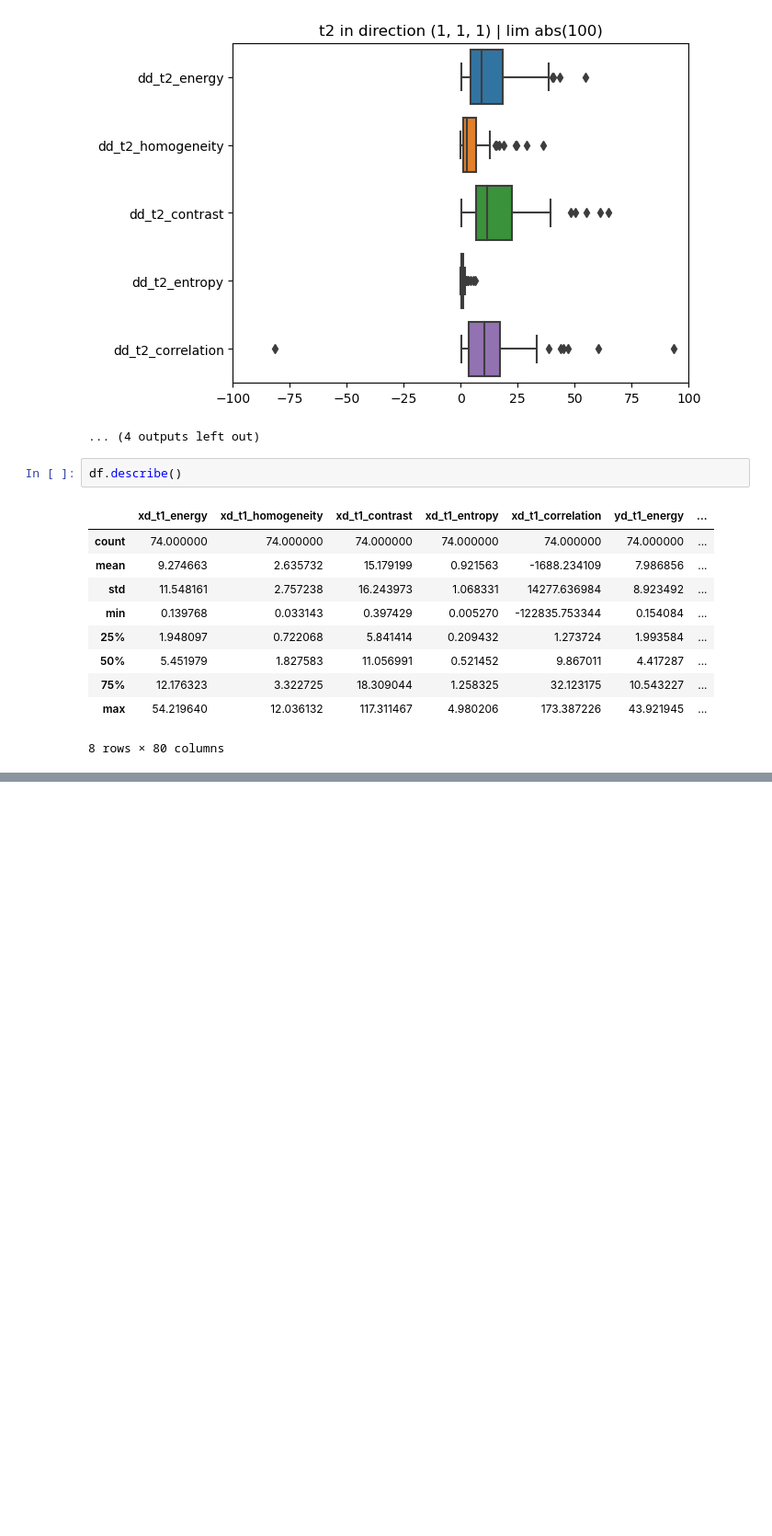
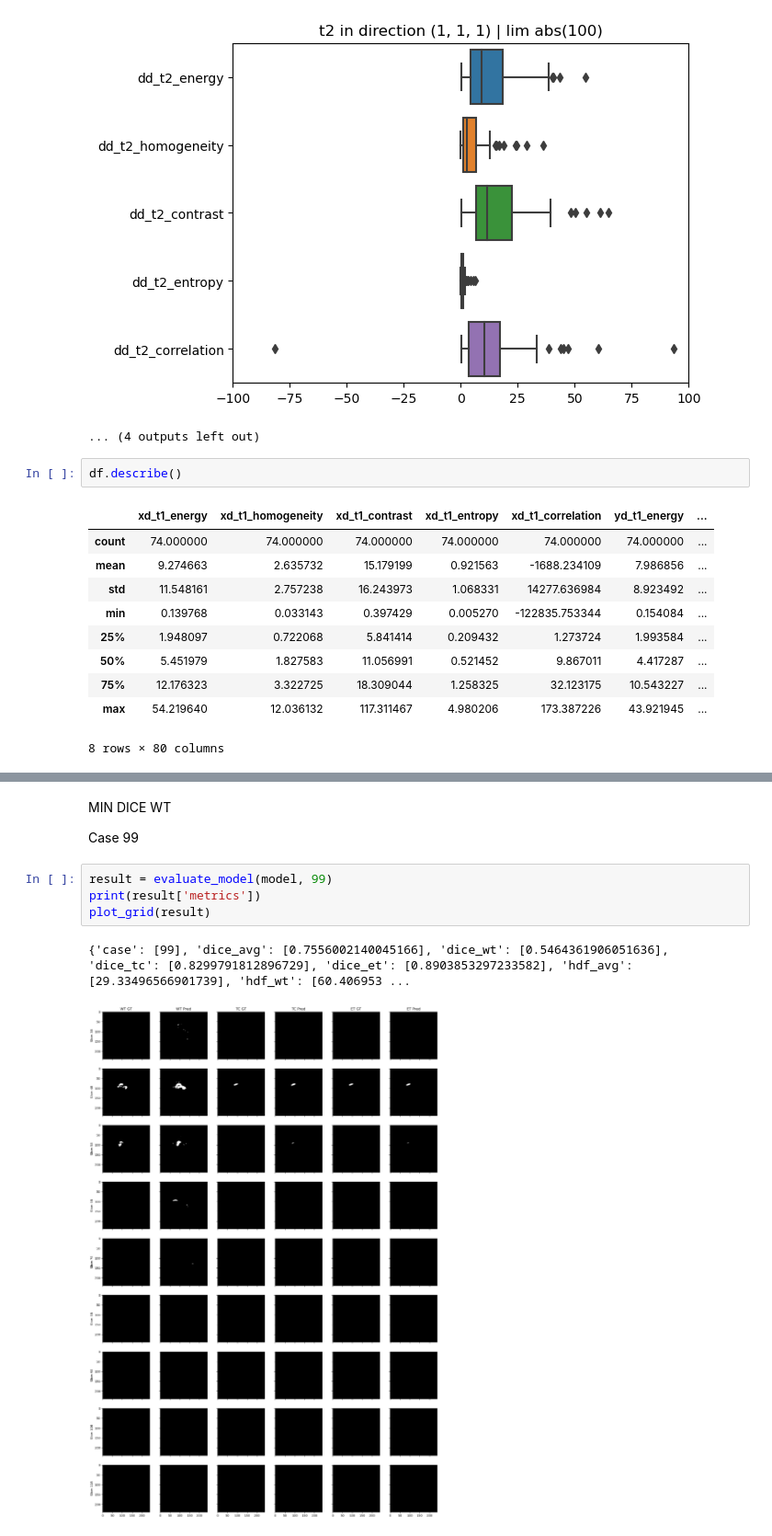
Before and after one commit to Prof-Iz/3D-Segmentation-of-Glioblastoma-from-MRI, a Jupyter notebook: Analysis.ipynb, the cells around one changed output, grey strips where cells are left out. Shown at 92% size. Saved outputs shown, nothing was run; the diff lists cells and outputs as text; blank space fills up the shorter version.

```diff
--- a/Analysis.ipynb
+++ b/Analysis.ipynb
@@ -950,0 +806,11 @@ df.describe()
+# %% [markdown]
+MIN DICE WT
+
+Case 99
+# %%
+result = evaluate_model(model, 99)
+print(result['metrics'])
+plot_grid(result)
+# %% [output]
+{'case': [99], 'dice_avg': [0.7556002140045166], 'dice_wt': [0.5464361906051636], 'dice_tc': [0.8299791812896729], 'dice_et': [0.8903853297233582], 'hdf_avg': [29.33496566901739], 'hdf_wt': [60.406953 ...
+[figure, added]
```
Also changed, not shown: parts of 25 cells of this notebook.
